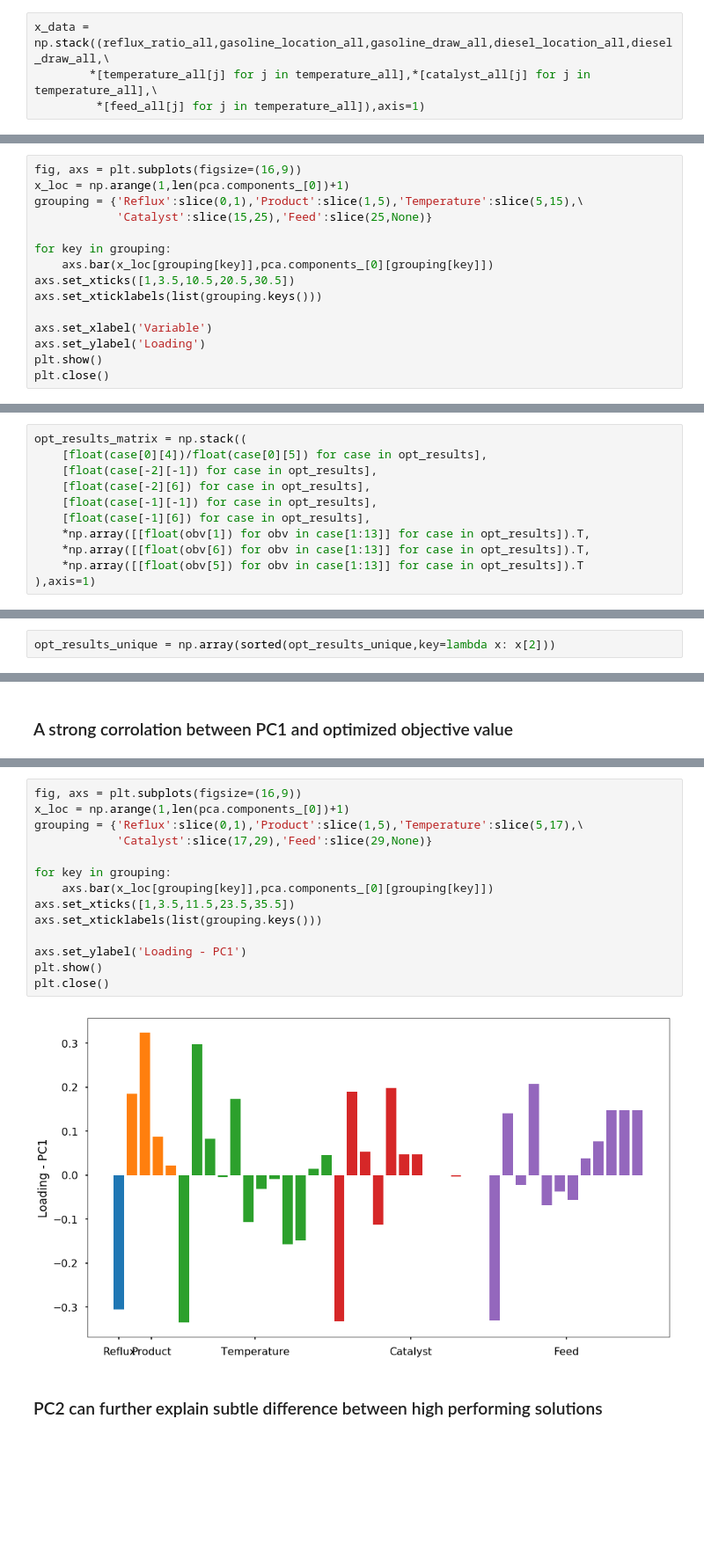
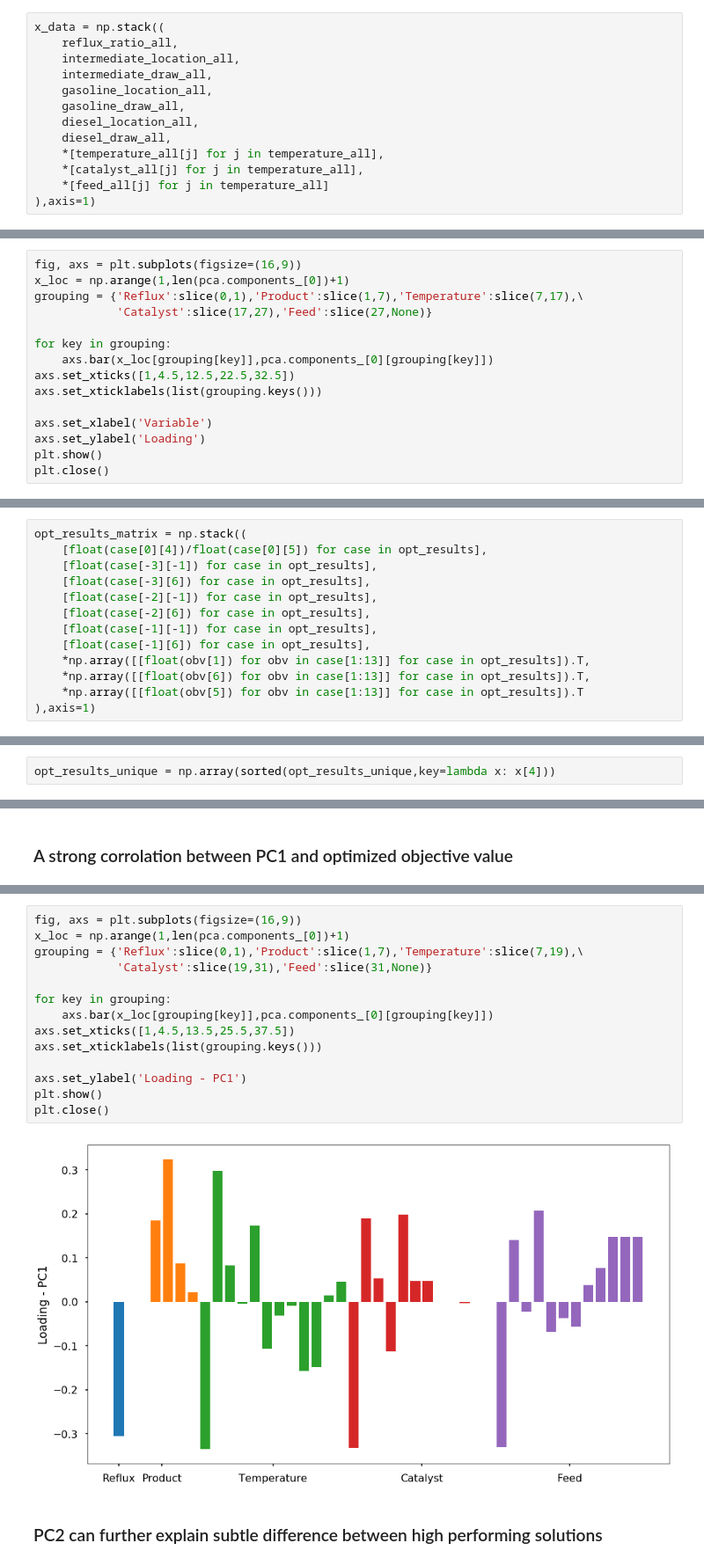
Before and after one commit to naienh/FT-Reactive-Distillation-Pyomo, a Jupyter notebook: showcase/3rd_level/Analysis.ipynb, the cells around one changed output, grey strips where cells are left out. Shown at 88% size. Drawn from its saved outputs; the diff is of its cells as text; blank space fills up the shorter version.

```diff
--- a/showcase/3rd_level/Analysis.ipynb
+++ b/showcase/3rd_level/Analysis.ipynb
@@ -213,7 +217,16 @@ plt.close()
 # %% [markdown]
 # Reduce dimension for visulization using PCA, uniform distribution, expect to yield little capture
 # %%
-x_data = np.stack((reflux_ratio_all,gasoline_location_all,gasoline_draw_all,diesel_location_all,diesel_draw_all,\
-        *[temperature_all[j] for j in temperature_all],*[catalyst_all[j] for j in temperature_all],\
-         *[feed_all[j] for j in temperature_all]),axis=1)
+x_data = np.stack((
+    reflux_ratio_all,
+    intermediate_location_all,
+    intermediate_draw_all,
+    gasoline_location_all,
+    gasoline_draw_all,
+    diesel_location_all,
+    diesel_draw_all,
+    *[temperature_all[j] for j in temperature_all],
+    *[catalyst_all[j] for j in temperature_all],
+    *[feed_all[j] for j in temperature_all]
+),axis=1)
 # %% [markdown]
@@ -249,12 +258,12 @@ len(pca.components_[0])
 # %%
 fig, axs = plt.subplots(figsize=(16,9))
 x_loc = np.arange(1,len(pca.components_[0])+1)
-grouping = {'Reflux':slice(0,1),'Product':slice(1,5),'Temperature':slice(5,15),\
-            'Catalyst':slice(15,25),'Feed':slice(25,None)}
+grouping = {'Reflux':slice(0,1),'Product':slice(1,7),'Temperature':slice(7,17),\
+            'Catalyst':slice(17,27),'Feed':slice(27,None)}
 
 for key in grouping:
     axs.bar(x_loc[grouping[key]],pca.components_[0][grouping[key]])
-axs.set_xticks([1,3.5,10.5,20.5,30.5])
+axs.set_xticks([1,4.5,12.5,22.5,32.5])
 axs.set_xticklabels(list(grouping.keys()))
 
 axs.set_xlabel('Variable')
@@ -435,6 +444,8 @@ plt.show()
 # %%
 opt_results_matrix = np.stack((
     [float(case[0][4])/float(case[0][5]) for case in opt_results],
+    [float(case[-3][-1]) for case in opt_results],
+    [float(case[-3][6]) for case in opt_results],
     [float(case[-2][-1]) for case in opt_results],
     [float(case[-2][6]) for case in opt_results],
     [float(case[-1][-1]) for case in opt_results],
@@ -466,7 +477,7 @@ array([[ 0.1297,  1.    ],
        [ 0.1407, 77.    ],
        [ 0.1414,  1.    ]])
 # %%
-opt_results_unique = np.array(sorted(opt_results_unique,key=lambda x: x[2]))
+opt_results_unique = np.array(sorted(opt_results_unique,key=lambda x: x[4]))
 # %% [markdown]
 ## PCA
 # %%
@@ -514,19 +525,19 @@ plt.close()
 # %%
 fig, axs = plt.subplots(figsize=(16,9))
 x_loc = np.arange(1,len(pca.components_[0])+1)
-grouping = {'Reflux':slice(0,1),'Product':slice(1,5),'Temperature':slice(5,17),\
-            'Catalyst':slice(17,29),'Feed':slice(29,None)}
+grouping = {'Reflux':slice(0,1),'Product':slice(1,7),'Temperature':slice(7,19),\
+            'Catalyst':slice(19,31),'Feed':slice(31,None)}
 
 for key in grouping:
     axs.bar(x_loc[grouping[key]],pca.components_[0][grouping[key]])
-axs.set_xticks([1,3.5,11.5,23.5,35.5])
+axs.set_xticks([1,4.5,13.5,25.5,37.5])
 axs.set_xticklabels(list(grouping.keys()))
 
 axs.set_ylabel('Loading - PC1')
 plt.show()
 plt.close()
 # %% [output]
-[figure, old version]
+[figure, new version]
 # %% [markdown]
 ### PC2 can further explain subtle difference between high performing solutions
 # %%
```
Also changed, not shown: parts of 16 cells of this notebook.
